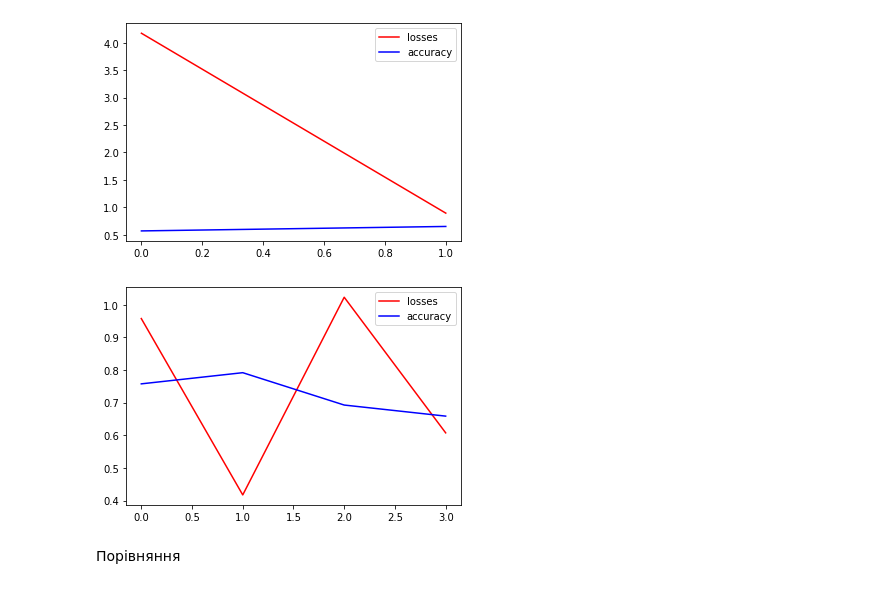
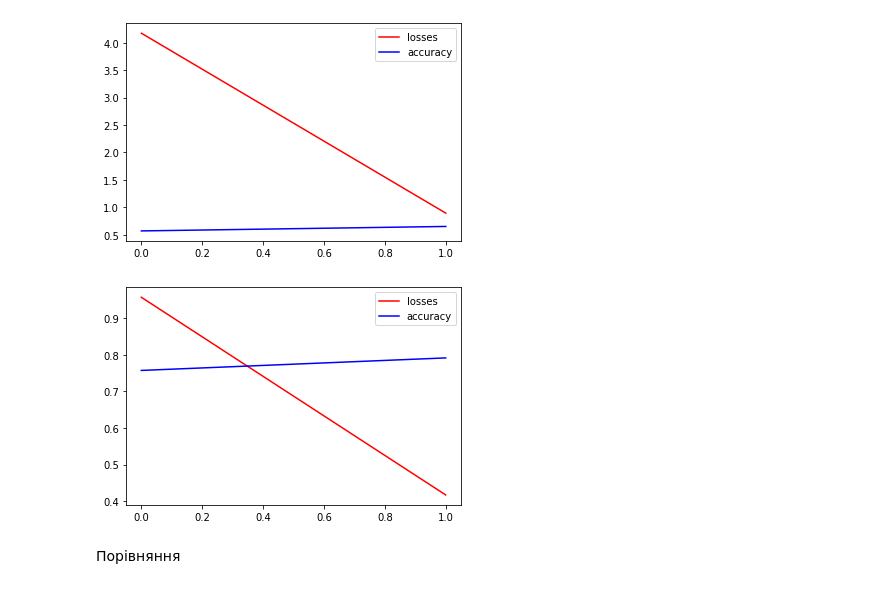
Before and after one commit to trilgar/NN_2022, a Jupyter notebook: nn-lab4.ipynb, the cells around one changed output. Drawn from its saved outputs; the diff is of its cells as text; code cells hidden in the pictures.

```diff
--- a/nn-lab4.ipynb
+++ b/nn-lab4.ipynb
@@ -363,12 +363,12 @@ trainer.fit(mixmatch_classifier,
                                                   load_pseudolabels=True)),
             val_dataloaders=test_dl)
 # %%
-plt.plot(mixmatch_classifier.loss, label='losses', color='red')
-plt.plot(mixmatch_classifier.accuracy, label='accuracy', color='blue')
+plt.plot(mixmatch_classifier.loss[:len(fully_supervised_model.loss)], label='losses', color='red')
+plt.plot(mixmatch_classifier.accuracy[:len(fully_supervised_model.accuracy)], label='accuracy', color='blue')
 plt.legend()
 plt.show()
 # %% [output]
-[figure, old version]
+[figure, new version]
 # %% [markdown]
 Порівняння
 # %%
```
